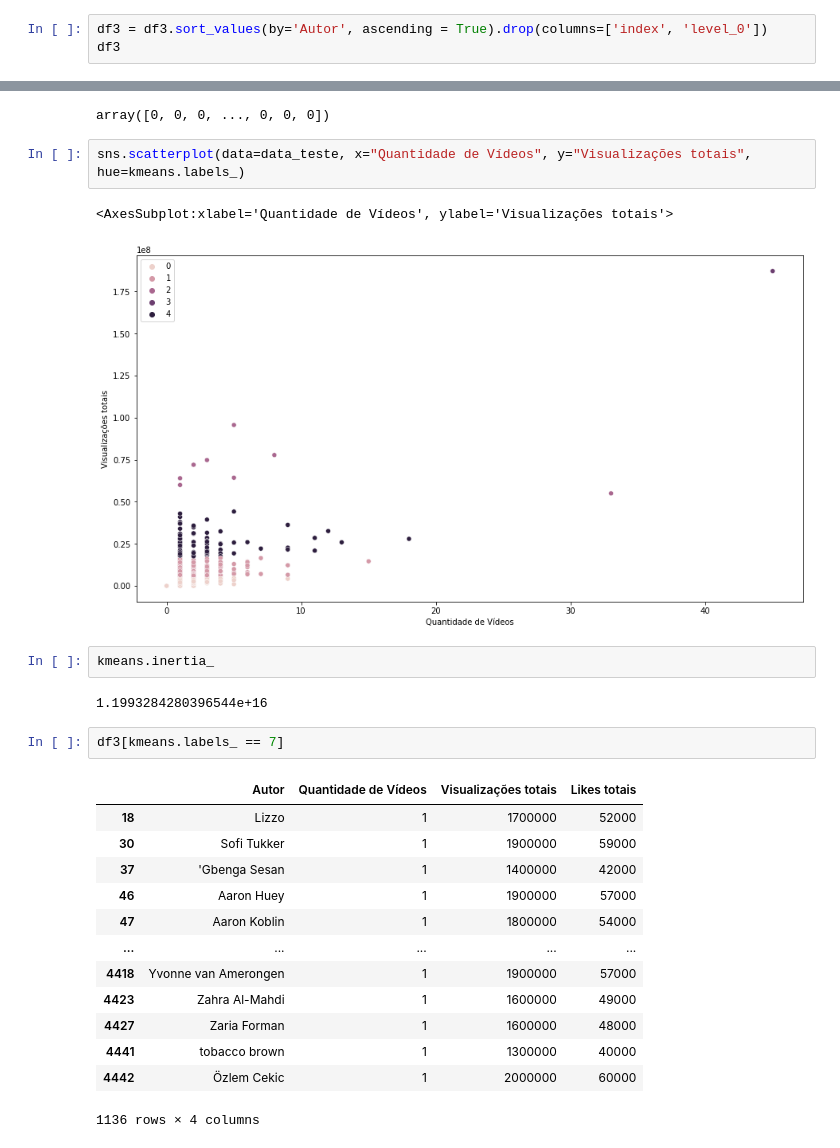
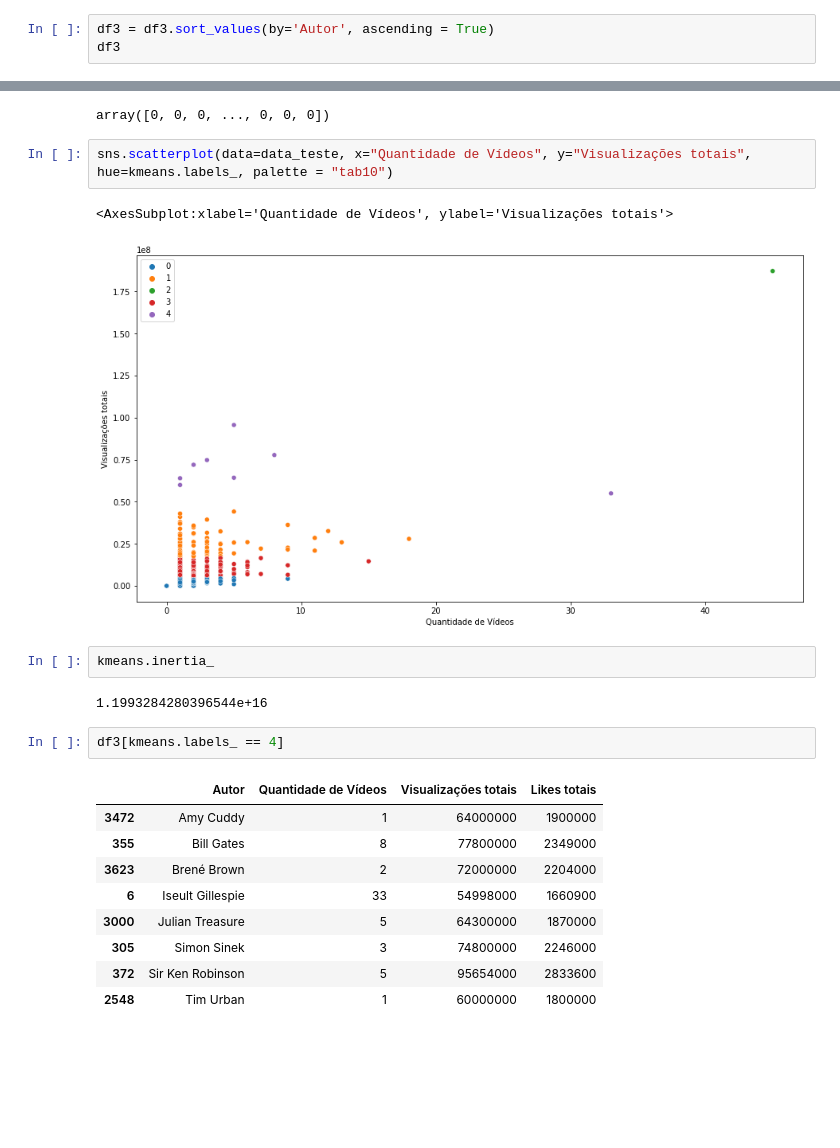
Before and after one commit to LuisHenriqueAL/Projeto_ICD, a Jupyter notebook: main.ipynb, the cells around one changed output, grey strips where cells are left out. Saved outputs shown, nothing was run; the diff lists cells and outputs as text; blank space fills up the shorter version.

```diff
--- a/main.ipynb
+++ b/main.ipynb
@@ -188,7 +188,7 @@ df3_vt = df3.sort_values(by='Visualizações totais', ascending = False).reset_i
 df3_lt = pd.DataFrame()
 df3_lt = df3.sort_values(by='Likes totais', ascending = False).reset_index().drop(columns=['index']).iloc[0:10]
 # %%
-df3 = df3.sort_values(by='Autor', ascending = True).drop(columns=['index', 'level_0'])
+df3 = df3.sort_values(by='Autor', ascending = True)
 df3
 # %% [output]
 |  | Autor | Quantidade de Vídeos | Visualizações totais | Likes totais |
@@ -393,27 +393,23 @@ kmeans.labels_
 # %% [output]
 array([0, 0, 0, ..., 0, 0, 0])
 # %%
-sns.scatterplot(data=data_teste, x="Quantidade de Vídeos", y="Visualizações totais", hue=kmeans.labels_)
+sns.scatterplot(data=data_teste, x="Quantidade de Vídeos", y="Visualizações totais", hue=kmeans.labels_, palette = "tab10")
 # %% [output]
 <AxesSubplot:xlabel='Quantidade de Vídeos', ylabel='Visualizações totais'>
-[figure, old version]
+[figure, new version]
 # %%
 kmeans.inertia_
 # %% [output]
 1.1993284280396544e+16
 # %%
-df3[kmeans.labels_ == 7]
+df3[kmeans.labels_ == 4]
 # %% [output]
 |  | Autor | Quantidade de Vídeos | Visualizações totais | Likes totais |
-| 18 | Lizzo | 1 | 1700000 | 52000 |
-| 30 | Sofi Tukker | 1 | 1900000 | 59000 |
-| 37 | 'Gbenga Sesan | 1 | 1400000 | 42000 |
-| 46 | Aaron Huey | 1 | 1900000 | 57000 |
-| 47 | Aaron Koblin | 1 | 1800000 | 54000 |
-| ... | ... | ... | ... | ... |
-| 4418 | Yvonne van Amerongen | 1 | 1900000 | 57000 |
-| 4423 | Zahra Al-Mahdi | 1 | 1600000 | 49000 |
-| 4427 | Zaria Forman | 1 | 1600000 | 48000 |
-| 4441 | tobacco brown | 1 | 1300000 | 40000 |
-| 4442 | Özlem Cekic | 1 | 2000000 | 60000 |
+| 3472 | Amy Cuddy | 1 | 64000000 | 1900000 |
+| 355 | Bill Gates | 8 | 77800000 | 2349000 |
+| 3623 | Brené Brown | 2 | 72000000 | 2204000 |
+| 6 | Iseult Gillespie | 33 | 54998000 | 1660900 |
+| 3000 | Julian Treasure | 5 | 64300000 | 1870000 |
+| 305 | Simon Sinek | 3 | 74800000 | 2246000 |
+| 372 | Sir Ken Robinson | 5 | 95654000 | 2833600 |
+| 2548 | Tim Urban | 1 | 60000000 | 1800000 |
-1136 rows × 4 columns
```
Also changed, not shown: parts of 3 cells of this notebook.
